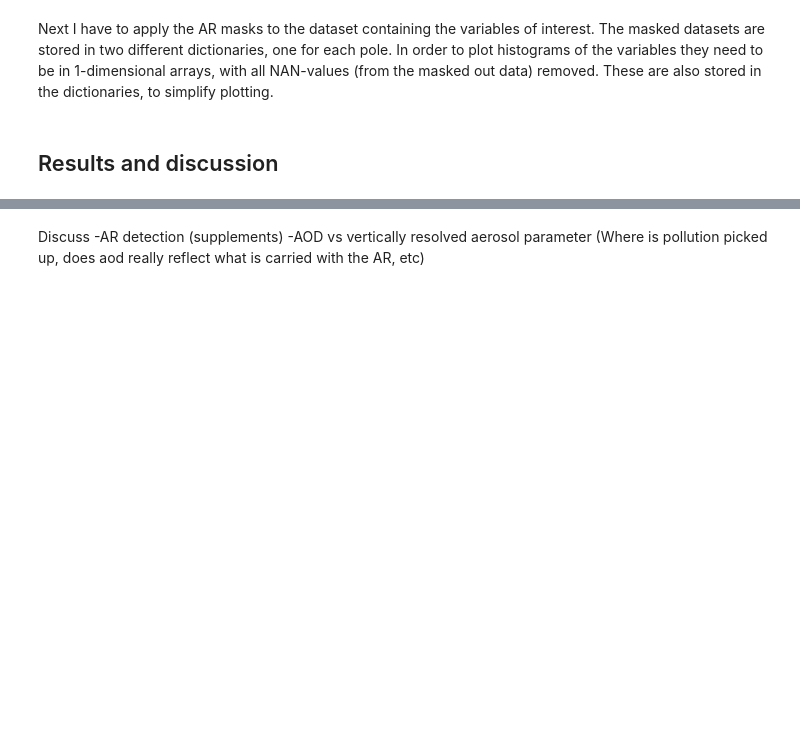
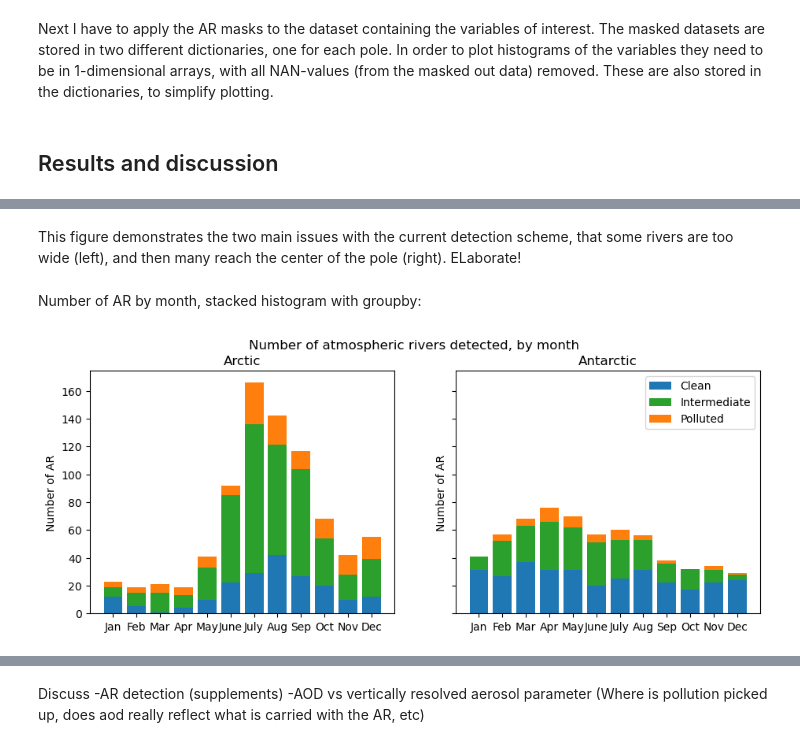
Before and after one commit to eScience-course/Tjaernoe2022-group5, a Jupyter notebook: notebooks/Julia/report_JA.ipynb, the cells around one changed output, grey strips where cells are left out. Saved outputs shown, nothing was run; the diff lists cells and outputs as text; code cells hidden in the pictures; blank space fills up the shorter version.

```diff
--- a/notebooks/Julia/report_JA.ipynb
+++ b/notebooks/Julia/report_JA.ipynb
@@ -57,3 +72,5 @@ aod_ds = xr.open_dataset(s3.open(s3path_aod), drop_variables =['time_bnds','lat_
+# %%
+aod_ds['time'] = ar_mask.time
 # %% [markdown]
 Loading variables to be considered, from pangeo:
 # %%
@@ -78,15 +99,15 @@ Since I want to investigate the properties of clean versus polluted AR, I need t
 # %%
 #Creating a dictionary to store the pollution limits for the sorting of ARs
 aod_lim= {}
-aod_lim['midlat_75th'] = aod_hist.sel(lat = slice(30,60)).od550aer.quantile(0.75,skipna=True)
-aod_lim['midlat_25th'] = aod_hist.sel(lat = slice(30,60)).od550aer.quantile(0.25,skipna=True)
-aod_lim['midlowlat_75th'] = aod_hist.sel(lat = slice(-60,-30)).od550aer.quantile(0.75,skipna=True)
-aod_lim['midlowlat_25th'] = aod_hist.sel(lat = slice(-60,-30)).od550aer.quantile(0.25,skipna=True)
+aod_lim['midlat_75th'] = aod_ds.sel(lat = slice(30,60)).od550aer.quantile(0.75,skipna=True)
+aod_lim['midlat_25th'] = aod_ds.sel(lat = slice(30,60)).od550aer.quantile(0.25,skipna=True)
+aod_lim['midlowlat_75th'] = aod_ds.sel(lat = slice(-60,-30)).od550aer.quantile(0.75,skipna=True)
+aod_lim['midlowlat_25th'] = aod_ds.sel(lat = slice(-60,-30)).od550aer.quantile(0.25,skipna=True)
 # %% [markdown]
 Now I can apply the AR mask to the AOD data and sort the rivers. The function `sort_ar_by_aod` takes the AOD dataset, the AR mask and the pollution limits, loops over every timestep, applies the mask and then checks the average AOD of every river to sort it. Returned is an AOD dataset with all gridboxes outside the rivers masked out, separated into polluted, clean, and intermediate pollution levels. These parameters can be used as an AR mask for each pollution category separately. There is also a count of the number of rivers in each category for every timestep.
 # %%
 arc_aod_ar = fun.sort_ar_by_aod(aod_ds.sel(lat=slice(60,90)), ar_mask.sel(lat=slice(60,90)), aod_lim['midlat_75th'], aod_lim['midlat_25th'])
-ant_aod_ar = fun.sort_ar_by_aod(aod_ds.sel(lat=slice(-90,-60)), ar_hist.sel(lat=slice(-90,-60)), aod_lim['midlowlat_75th'], aod_lim['midlowlat_25th'])
+ant_aod_ar = fun.sort_ar_by_aod(aod_ds.sel(lat=slice(-90,-60)), ar_mask.sel(lat=slice(-90,-60)), aod_lim['midlowlat_75th'], aod_lim['midlowlat_25th'])
 # %% [markdown]
 Next I have to apply the AR masks to the dataset containing the variables of interest. The masked datasets are stored in two different dictionaries, one for each pole. In order to plot histograms of the variables they need to be in 1-dimensional arrays, with all NAN-values (from the masked out data) removed. These are also stored in the dictionaries, to simplify plotting.
 # %%
@@ -123,0 +174,25 @@ for lev in levs:
+# %% [markdown]
+This figure demonstrates the two main issues with the current detection scheme, that some rivers are too wide (left), and then many reach the center of the pole (right). ELaborate!
+# %% [markdown]
+Number of AR by month, stacked histogram with groupby:
+# %%
+labels=['Jan','Feb','Mar','Apr','May','June','July','Aug','Sep','Oct','Nov','Dec']
+arc_monthly_count = arc_aod_ar.groupby('time.month').sum(dim='time')
+ant_monthly_count = ant_aod_ar.groupby('time.month').sum(dim='time')
+
+def plot_count_bar(ax ,labels, grouped_ds, title=''):
+    ax.bar(labels, grouped_ds.clean_ar_counts.values, label='Clean')
+    ax.bar(labels, grouped_ds.mid_ar_counts.values, bottom = grouped_ds.clean_ar_counts.values, color='tab:green', label='Intermediate')
+    ax.bar(labels, grouped_ds.poll_ar_counts.values, bottom = grouped_ds.clean_ar_counts.values+grouped_ds.mid_ar_counts.values,
+        color='tab:orange', label='Polluted')
+    ax.set_title(title)
+    ax.set_ylabel('Number of AR')
+
+fig, axs = plt.subplots(1,2, figsize=(11,4),dpi=100, sharey=True)
+plot_count_bar(axs[0], labels, arc_monthly_count, 'Arctic')
+plot_count_bar(axs[1], labels, ant_monthly_count, 'Antarctic')
+fig.suptitle('Number of atmospheric rivers detected, by month')
+plt.legend()
+plt.show()
+# %% [output]
+[figure, added]
```
Also changed, not shown: parts of 19 cells of this notebook, 1 other file.
